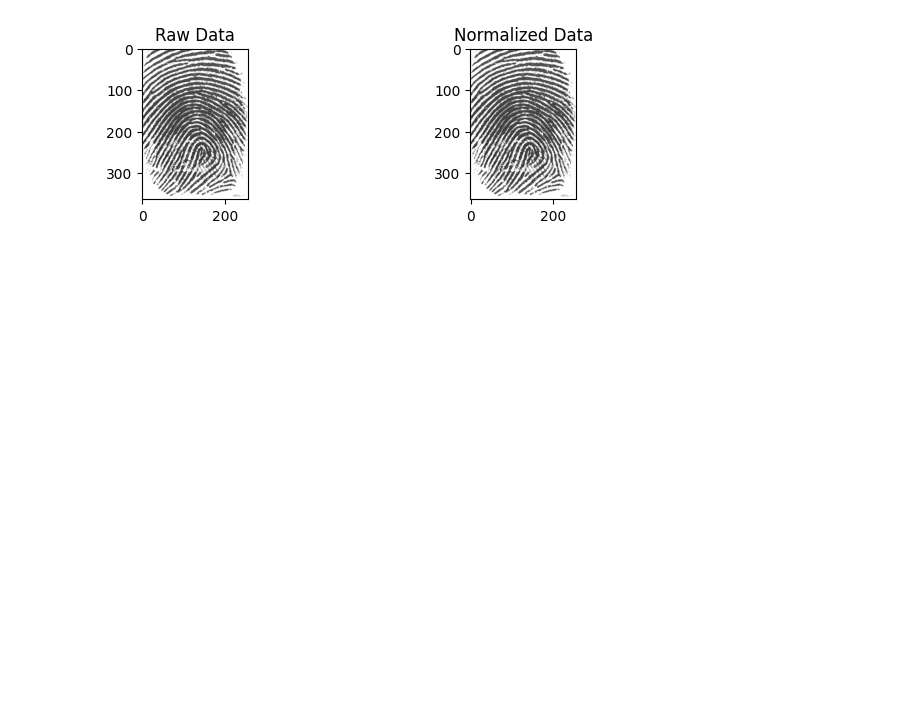
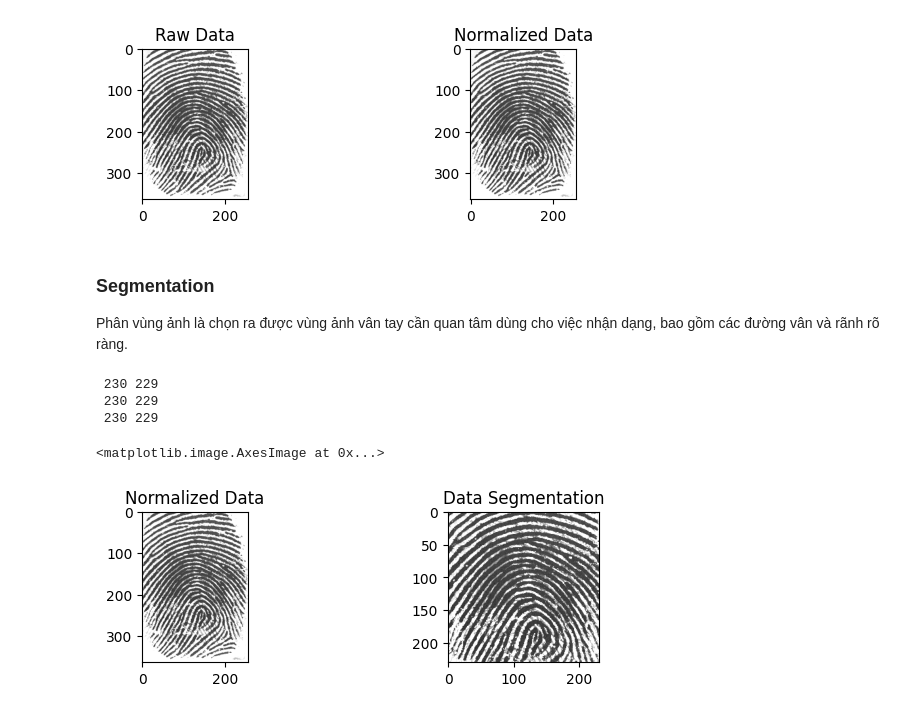
Before and after one commit to theanhbr01/Fingerprint-Recognition, a Jupyter notebook: src/main.ipynb, the cells around one changed output. Cells and saved outputs as stored; diff of their text form; code cells hidden in the pictures; blank space fills up the shorter version.

```diff
--- a/src/main.ipynb
+++ b/src/main.ipynb
@@ -52,7 +52,10 @@ plt.imshow(fvc2004.images[0], cmap='gray')
 
 The purpose of this normalization stage is to reduce the grayscale variations between ridges and furrows, making subsequent processing stages more convenient. Normalization allows the adjustment of pixel intensity values to achieve a desired mean grayscale value and variance. This adjustment aims to minimize the differences in grayscale levels between the ridges and furrows, facilitating smoother processing in subsequent stages.
 # %%
-normalized_fvc2000 = [Normalize(image, 0.5, 0.5) for image in fvc2000.images]
+normalized_fvc2000 = np.array([Normalize(image, 0.5, 0.5) for image in fvc2000.images], dtype=float)
+# normalized_fvc2002 = [Normalize(image, 0.5, 0.5) for image in fvc2002.images]
+# normalized_fvc2004 = [Normalize(image, 0.5, 0.5) for image in fvc2004.images]
+
 plt.figure(figsize=(12, 9))
 
 plt.subplot(4, 3, 1)
@@ -65,3 +68,27 @@ plt.imshow(normalized_fvc2000[0], cmap='gray')
 # %% [output]
 <matplotlib.image.AxesImage at 0x...>
 [figure]
+# %% [markdown]
+### Segmentation
+
+Phân vùng ảnh là chọn ra được vùng ảnh vân tay cần quan tâm dùng cho việc nhận dạng, bao gồm các đường vân và rãnh rõ ràng.
+# %%
+segmented_fvc2000 = np.array([Image_segmentation(image, 192, 192) for image in normalized_fvc2000], dtype=float)
+# segmented_fvc2002 = [Image_segmentation(image, 192, 192) for image in normalized_fvc2002]
+# segmented_fvc2004 = [Image_segmentation(image, 192, 192) for image in normalized_fvc2004]
+
+plt.figure(figsize=(12, 9))
+
+plt.subplot(4, 3, 1)
+plt.title("Normalized Data")
+plt.imshow(normalized_fvc2000[0], cmap='gray')
+
+plt.subplot(4, 3, 2)
+plt.title("Data Segmentation")
+plt.imshow(segmented_fvc2000[0], cmap='gray')
+# %% [output]
+ 230 229
+ 230 229
+ 230 229
+<matplotlib.image.AxesImage at 0x...>
+[figure, added]
```
Also changed, not shown: parts of 10 cells of this notebook, 2 other files.
